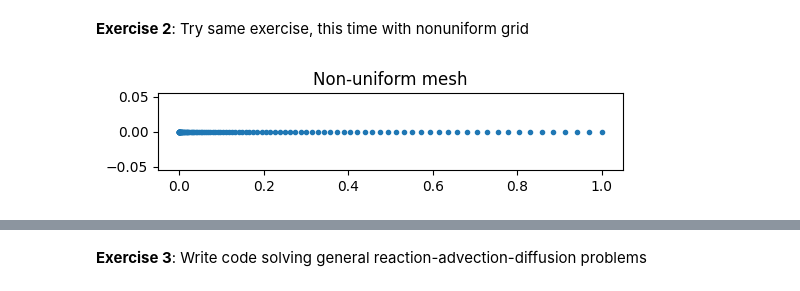
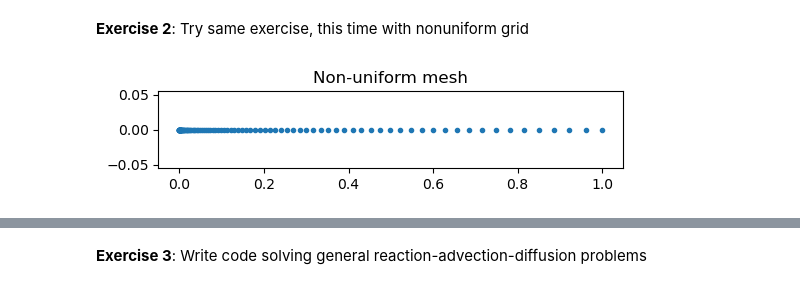
Before and after one commit to NicolaPerin/NSPDE-ANA-2024-assignment, a Jupyter notebook: notebooks/CP5_solved.ipynb, the cells around one changed output, grey strips where cells are left out. Cells and saved outputs as stored; diff of their text form; code cells hidden in the pictures.

```diff
--- a/notebooks/CP5_solved.ipynb
+++ b/notebooks/CP5_solved.ipynb
@@ -453,19 +460,19 @@ plt.show()
 **Exercise 2**: Try same exercise, this time with nonuniform grid
 # %%
 # ridefine the mesh function to be used in FEM_1D_GAUSS
-def non_uniform_mesh(omega, N, beta=3):
+def non_uniform_mesh(omega, N, beta=4): # beta = 1 is uniform
     a, b = omega
     return np.linspace(a, b, N + 1)**beta
 
 omega = [0, 1]
 N = 100
 vertices = non_uniform_mesh(omega, N)
 plt.figure(figsize=(6, 1))
 plt.plot(vertices, np.zeros_like(vertices), 'o', markersize=3)
 plt.title('Non-uniform mesh')
 plt.show()
 # %% [output]
-[figure, old version]
+[figure, new version]
 # %%
 # Repeat the convergence study using a nonuniform grid, same problem data
 
```
Also changed, not shown: parts of 5 cells of this notebook, 5 other files.
